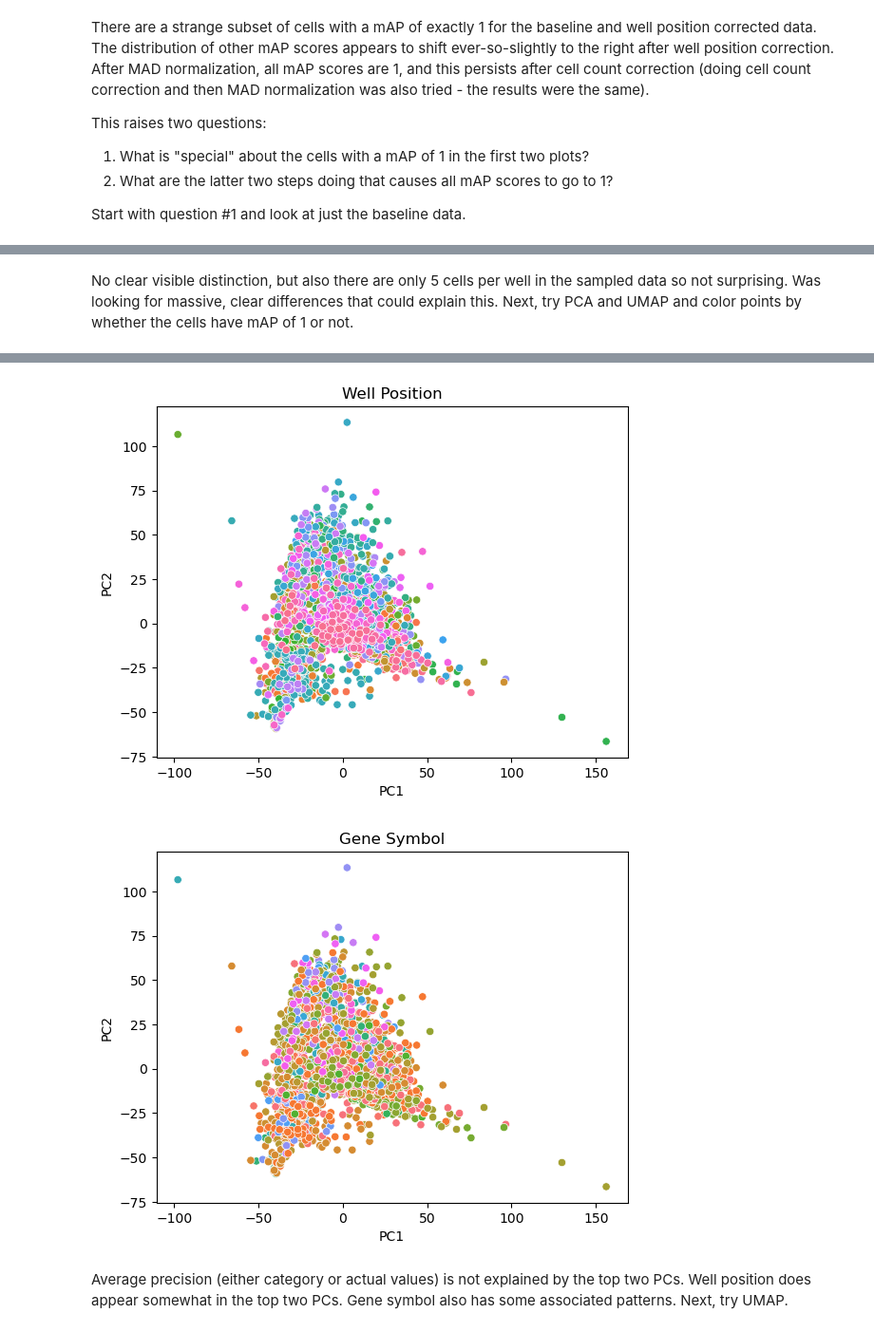
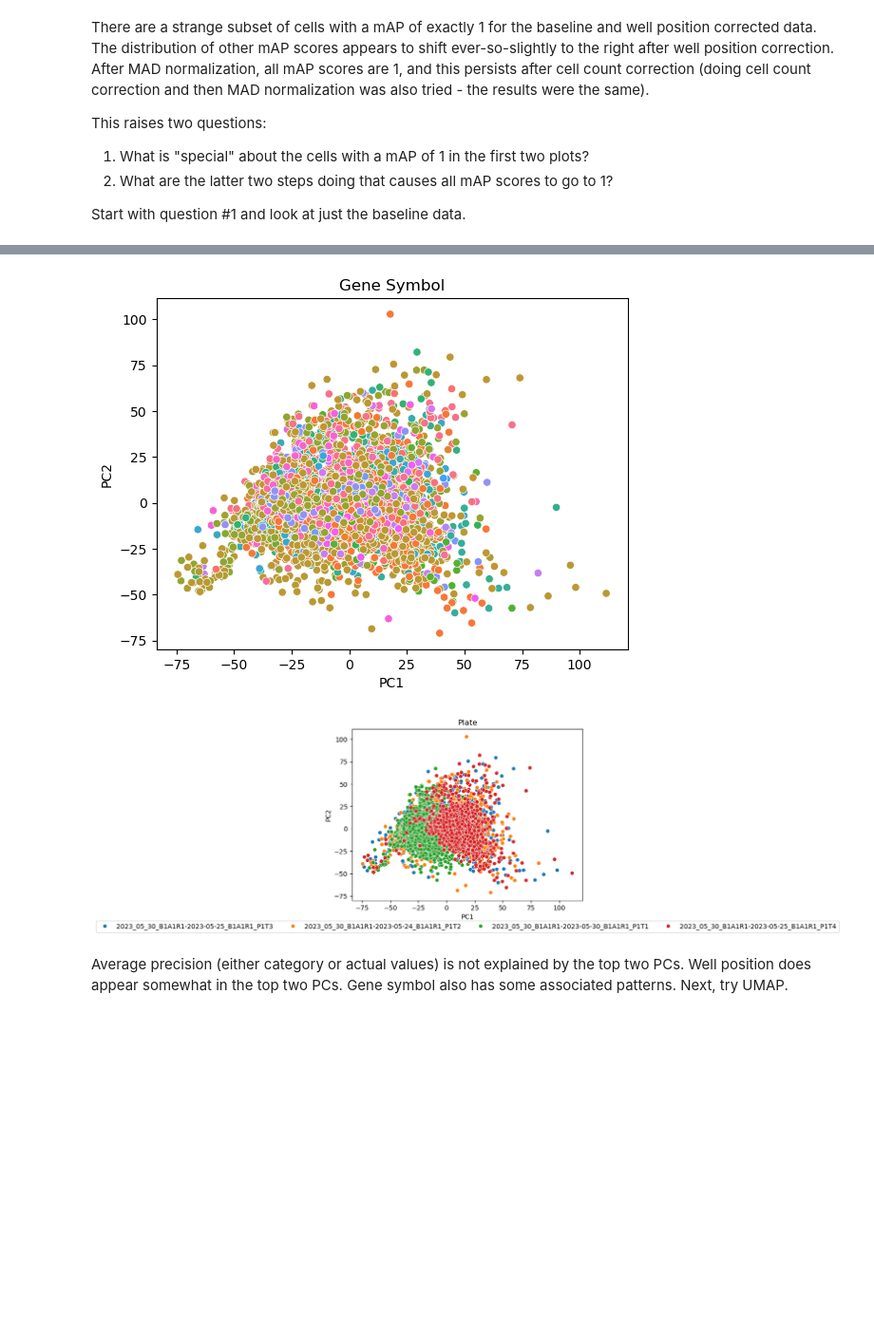
Before and after one commit to runxi-shen/2021_09_01_VarChAMP, a Jupyter notebook: 7.downstream_analysis_jess/notebooks/explore_map_results.ipynb, the cells around one changed output, grey strips where cells are left out. Shown at 95% size. Saved outputs shown, nothing was run; the diff lists cells and outputs as text; code cells hidden in the pictures; blank space fills up the shorter version.

```diff
--- a/7.downstream_analysis_jess/notebooks/explore_map_results.ipynb
+++ b/7.downstream_analysis_jess/notebooks/explore_map_results.ipynb
@@ -170,10 +119,10 @@ There still isn't a clear global signature for cells that have high mAP scores,
 # %%
 # Just grab the first plate - already checked that the mAP = 1 are fairly evenly distributed across all plates
-plates = bl.get_column("Metadata_batch_Plate").to_list()
+plates = norm.get_column("Metadata_batch_Plate").to_list()
 plates = np.unique(plates)
 
 # use T# to get one replicate from each allele set; use P# to get all techincal reps of one platemap
-allele_set = [x for x in plates if "P4" in x]
+allele_set = [x for x in plates if "P1" in x]
 
-#bl_plate = bl.filter(pl.col("Metadata_batch_Plate").is_in(allele_set))
-bl_plate = bl.filter(pl.col("Metadata_batch_Plate") == plates[4])
+dat_plate = bl.filter(pl.col("Metadata_batch_Plate").is_in(allele_set))
+#dat_plate = norm.filter(pl.col("Metadata_batch_Plate") == plates[4])
@@ -248 +129,5 @@ bl_cells.shape
+# %%
+dat_plate_feats = dat_plate.select(feat_col)
+dat_cells = dat_plate_feats.transpose(column_names=dat_plate["Metadata_CellID"])
+cells_log10 = dat_cells.select(pl.all().add(0.0001).log10())
 # %%
@@ -298,5 +152,3 @@ plot_cell_dist(cells, cells_log10, 'Metadata_Well')
-# %% [markdown]
-No clear visible distinction, but also there are only 5 cells per well in the sampled data so not surprising. Was looking for massive, clear differences that could explain this. Next, try PCA and UMAP and color points by whether the cells have mAP of 1 or not.
 # %%
 # prepare data for dimension reduction
 
@@ -305,18 +157,18 @@ from sklearn.preprocessing import StandardScaler
 # get the names of all feature columns that contain NA values
 col_nas = pl.DataFrame(
     {
-        "col_name": [c.name for c in bl_plate_feats.iter_columns()],
-        "num_null": [c.is_null().sum() for c in bl_plate_feats.iter_columns()]
+        "col_name": [c.name for c in dat_plate_feats.iter_columns()],
+        "num_null": [c.is_null().sum() for c in dat_plate_feats.iter_columns()]
     }
 ).filter(pl.col("num_null") > 0).get_column("col_name").to_list()
 
 # drop feature columns that contain null/NA values
-dim_dat = bl_plate.drop(col_nas)
+dim_dat = dat_plate.drop(col_nas)
 
 sel_col = [x for x in feat_col if x not in col_nas]
 
 # separate into metadata and features
-dim_meta = dim_dat.select(['Metadata_CellID', 'Metadata_Well', 'ap_category', 'average_precision', "Metadata_Symbol", "Metadata_allele"]).to_pandas()
+dim_meta = dim_dat.select(['Metadata_CellID', 'Metadata_Well', 'average_precision', "Metadata_Symbol", "Metadata_allele", "Metadata_batch_Plate"]).to_pandas()
 dim_feats = dim_dat.select(sel_col).to_pandas()
 
 # scale feature data
@@ -324,24 +189,6 @@ dim_feats = StandardScaler().fit_transform(dim_feats)
 # %%
 
-from sklearn.decomposition import PCA
-
-pca = PCA(n_components=2)
-pcs = pca.fit_transform(dim_feats)
-
-# w/out scaling was 0.44, 0.40, after scaling was 0.15, 0.10
-# print(pca.explained_variance_ratio_)
-
-# add metadata of interest
-pc_df = pd.DataFrame(data = pcs, columns = ['PC1', 'PC2'])
-pc_df = pd.concat([pc_df, dim_meta], axis = 1)
-
 # plot with color according to different metadata
-sns.scatterplot(data = pc_df, x = 'PC1', y = 'PC2', hue = 'ap_category')
-plt.xlabel('PC1')
-plt.ylabel('PC2')
-plt.title('AP category')
-plt.show()
-
 sns.scatterplot(data = pc_df, x = 'PC1', y = 'PC2', hue = 'average_precision')
 plt.xlabel('PC1')
 plt.ylabel('PC2')
@@ -359,4 +206,11 @@ plt.xlabel('PC1')
 plt.ylabel('PC2')
 plt.title("Gene Symbol")
 plt.show()
+
+sns.scatterplot(data = pc_df, x = 'PC1', y = 'PC2', hue = 'Metadata_batch_Plate')
+plt.xlabel('PC1')
+plt.ylabel('PC2')
+plt.title("Plate")
+plt.legend(loc='upper center', bbox_to_anchor=(0.5, -0.1), ncol = 4)
+plt.show()
 # %% [output]
@@ -365,4 +219,4 @@ plt.show()
-[figure, old version]
+[figure, new version]
-[figure, old version]
+[figure, new version]
 # %% [markdown]
 Average precision (either category or actual values) is not explained by the top two PCs. Well position does appear somewhat in the top two PCs. Gene symbol also has some associated patterns. Next, try UMAP.
```
Also changed, not shown: parts of 24 cells of this notebook.
